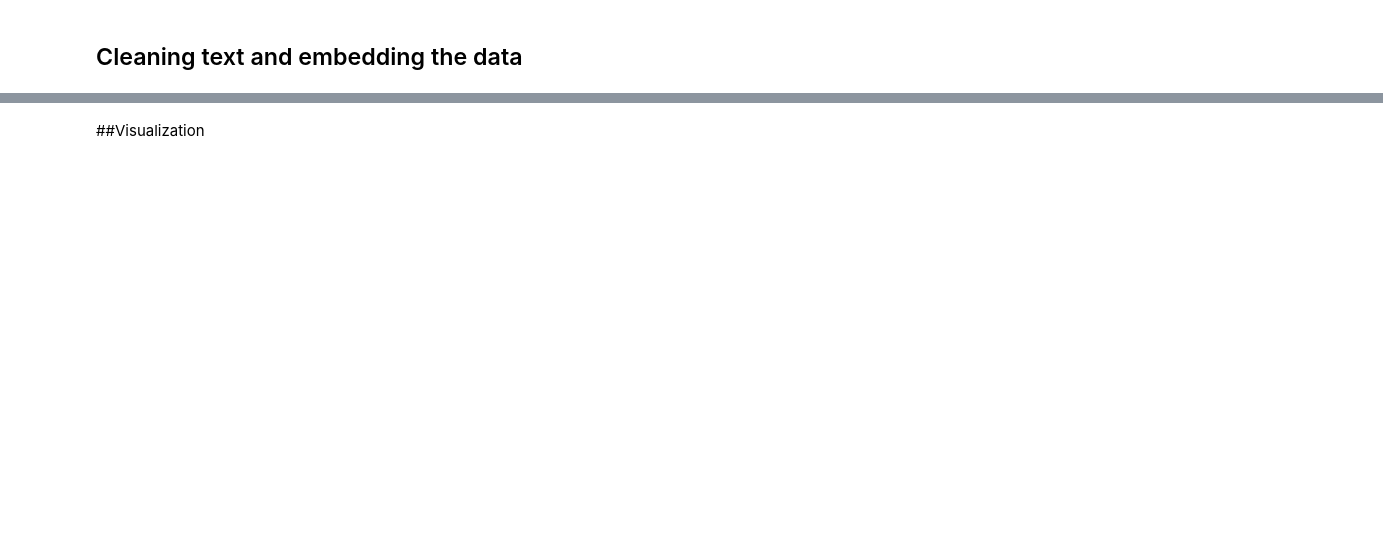
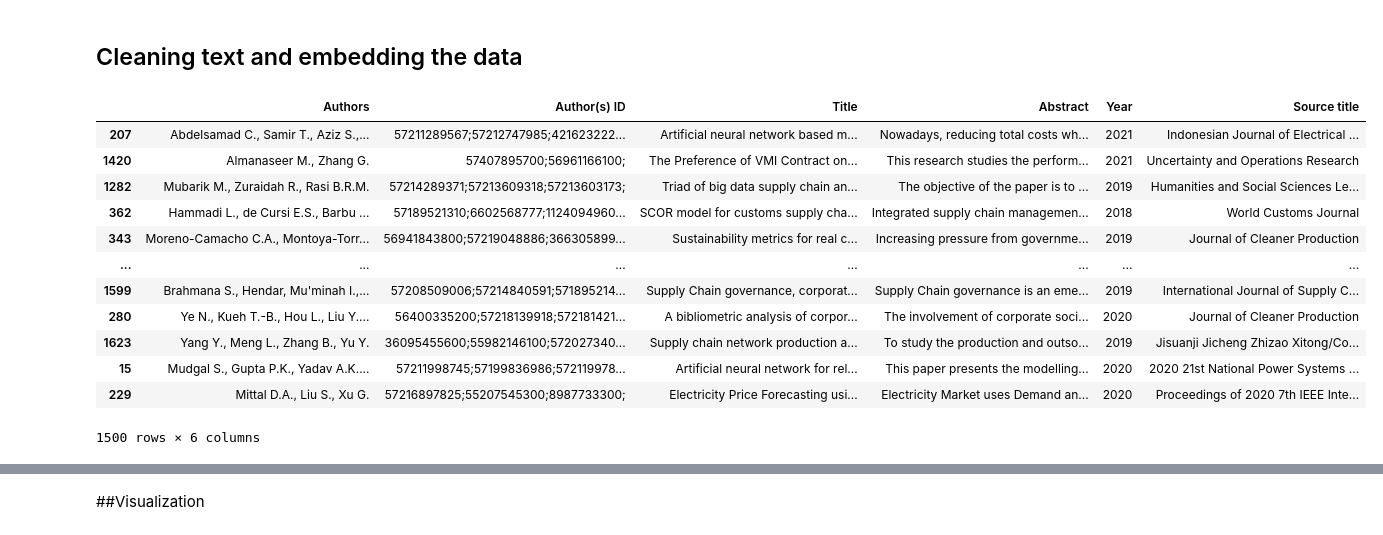
Before and after one commit to Only-Mike/M2-NLP-Network-Analysis, a Jupyter notebook: NLP_SC_Networks.ipynb, the cells around one changed output, grey strips where cells are left out. Drawn from its saved outputs; the diff is of its cells as text; code cells hidden in the pictures; blank space fills up the shorter version.

```diff
--- a/NLP_SC_Networks.ipynb
+++ b/NLP_SC_Networks.ipynb
@@ -81,7 +106,21 @@ df.columns
 data = df[['Authors', 'Author(s) ID','Title', 'Abstract','Year', 'Source title']]
 # %%
 #Take a random sample of 1500 papers. This i for making the model run faster.
-df.sample(n=1500)
+data.sample(n=1500)
+# %% [output]
+|  | Authors | Author(s) ID | Title | Abstract | Year | Source title |
+| 207 | Abdelsamad C., Samir T., Aziz S.,... | 57211289567;57212747985;421623222... | Artificial neural network based m... | Nowadays, reducing total costs wh... | 2021 | Indonesian Journal of Electrical ... |
+| 1420 | Almanaseer M., Zhang G. | 57407895700;56961166100; | The Preference of VMI Contract on... | This research studies the perform... | 2021 | Uncertainty and Operations Research |
+| 1282 | Mubarik M., Zuraidah R., Rasi B.R.M. | 57214289371;57213609318;57213603173; | Triad of big data supply chain an... | The objective of the paper is to ... | 2019 | Humanities and Social Sciences Le... |
+| 362 | Hammadi L., de Cursi E.S., Barbu ... | 57189521310;6602568777;1124094960... | SCOR model for customs supply cha... | Integrated supply chain managemen... | 2018 | World Customs Journal |
+| 343 | Moreno-Camacho C.A., Montoya-Torr... | 56941843800;57219048886;366305899... | Sustainability metrics for real c... | Increasing pressure from governme... | 2019 | Journal of Cleaner Production |
+| ... | ... | ... | ... | ... | ... | ... |
+| 1599 | Brahmana S., Hendar, Mu'minah I.,... | 57208509006;57214840591;571895214... | Supply Chain governance, corporat... | Supply Chain governance is an eme... | 2019 | International Journal of Supply C... |
+| 280 | Ye N., Kueh T.-B., Hou L., Liu Y.... | 56400335200;57218139918;572181421... | A bibliometric analysis of corpor... | The involvement of corporate soci... | 2020 | Journal of Cleaner Production |
+| 1623 | Yang Y., Meng L., Zhang B., Yu Y. | 36095455600;55982146100;572027340... | Supply chain network production a... | To study the production and outso... | 2019 | Jisuanji Jicheng Zhizao Xitong/Co... |
+| 15 | Mudgal S., Gupta P.K., Yadav A.K.... | 57211998745;57199836986;572119978... | Artificial neural network for rel... | This paper presents the modelling... | 2020 | 2020 21st National Power Systems ... |
+| 229 | Mittal D.A., Liu S., Xu G. | 57216897825;55207545300;8987733300; | Electricity Price Forecasting usi... | Electricity Market uses Demand an... | 2020 | Proceedings of 2020 7th IEEE Inte... |
+1500 rows × 6 columns
 # %%
 #Making a new column called "text" from the abstract column
 data['text'] = data['Abstract']
```
Also changed, not shown: parts of 13 cells of this notebook.
